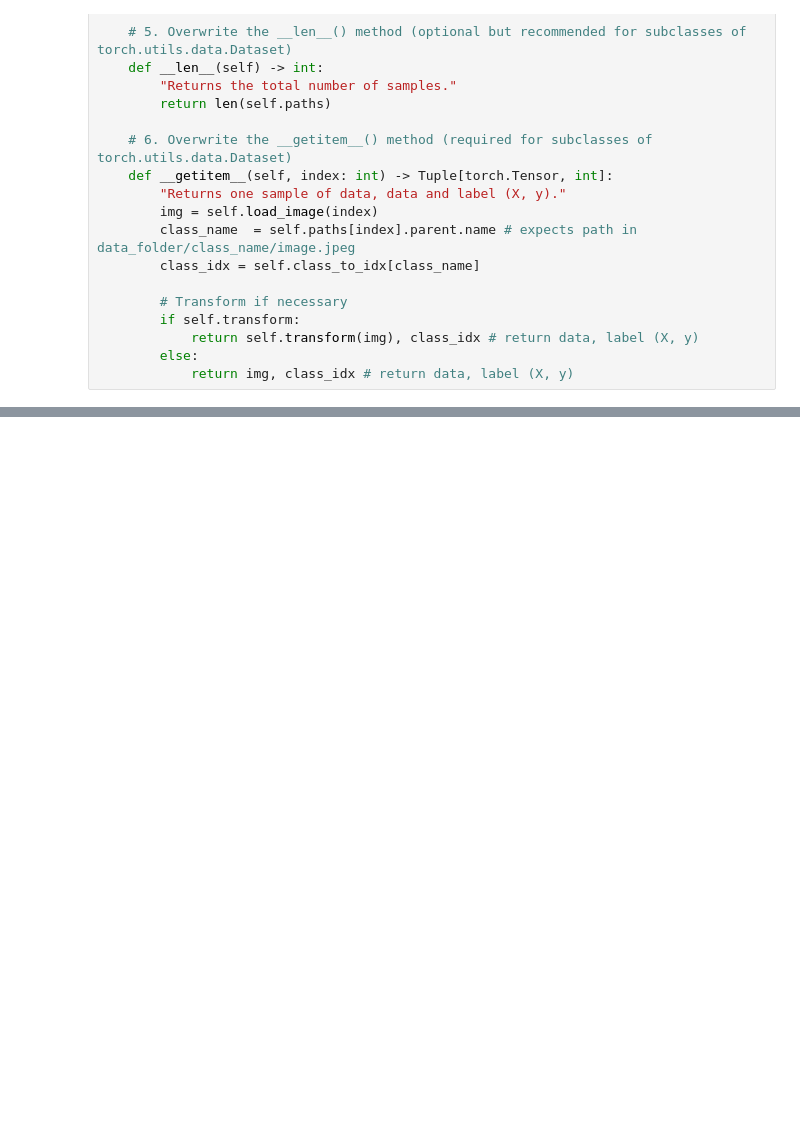
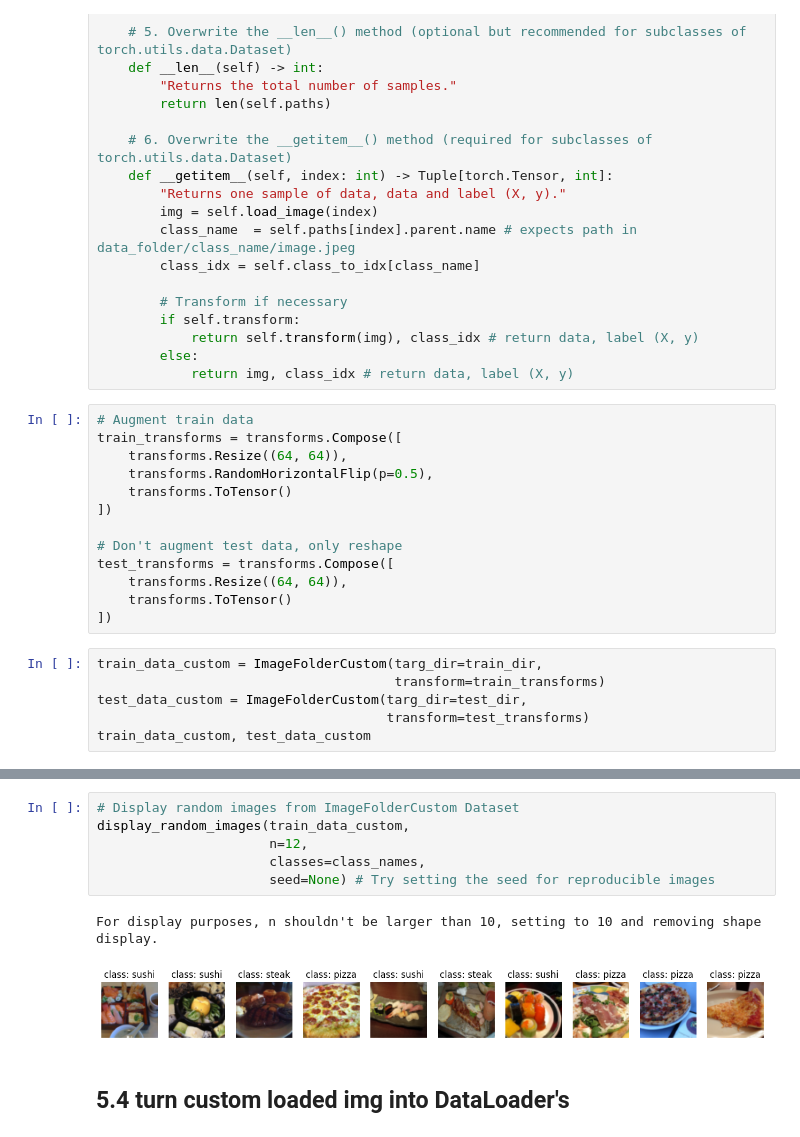
Before and after one commit to gtianyi/nnPractice, a Jupyter notebook: 04_pytorch_custom_datasets_tianyi.ipynb, the cells around one changed output, grey strips where cells are left out. Cells and saved outputs as stored; diff of their text form; blank space fills up the shorter version.

```diff
--- a/04_pytorch_custom_datasets_tianyi.ipynb
+++ b/04_pytorch_custom_datasets_tianyi.ipynb
@@ -461,3 +461,22 @@ class ImageFolderCustom(Dataset):
             return self.transform(img), class_idx # return data, label (X, y)
         else:
             return img, class_idx # return data, label (X, y)
+# %%
+# Augment train data
+train_transforms = transforms.Compose([
+    transforms.Resize((64, 64)),
+    transforms.RandomHorizontalFlip(p=0.5),
+    transforms.ToTensor()
+])
+
+# Don't augment test data, only reshape
+test_transforms = transforms.Compose([
+    transforms.Resize((64, 64)),
+    transforms.ToTensor()
+])
+# %%
+train_data_custom = ImageFolderCustom(targ_dir=train_dir,
+                                      transform=train_transforms)
+test_data_custom = ImageFolderCustom(targ_dir=test_dir,
+                                     transform=test_transforms)
+train_data_custom, test_data_custom
@@ -463,0 +546,11 @@ class ImageFolderCustom(Dataset):
+# %%
+# Display random images from ImageFolderCustom Dataset
+display_random_images(train_data_custom,
+                      n=12,
+                      classes=class_names,
+                      seed=None) # Try setting the seed for reproducible images
+# %% [output]
+For display purposes, n shouldn't be larger than 10, setting to 10 and removing shape display.
+[figure, added]
+# %% [markdown]
+## 5.4 turn custom loaded img into DataLoader's
```
Also changed, not shown: parts of 7 cells of this notebook, 1 other file.
